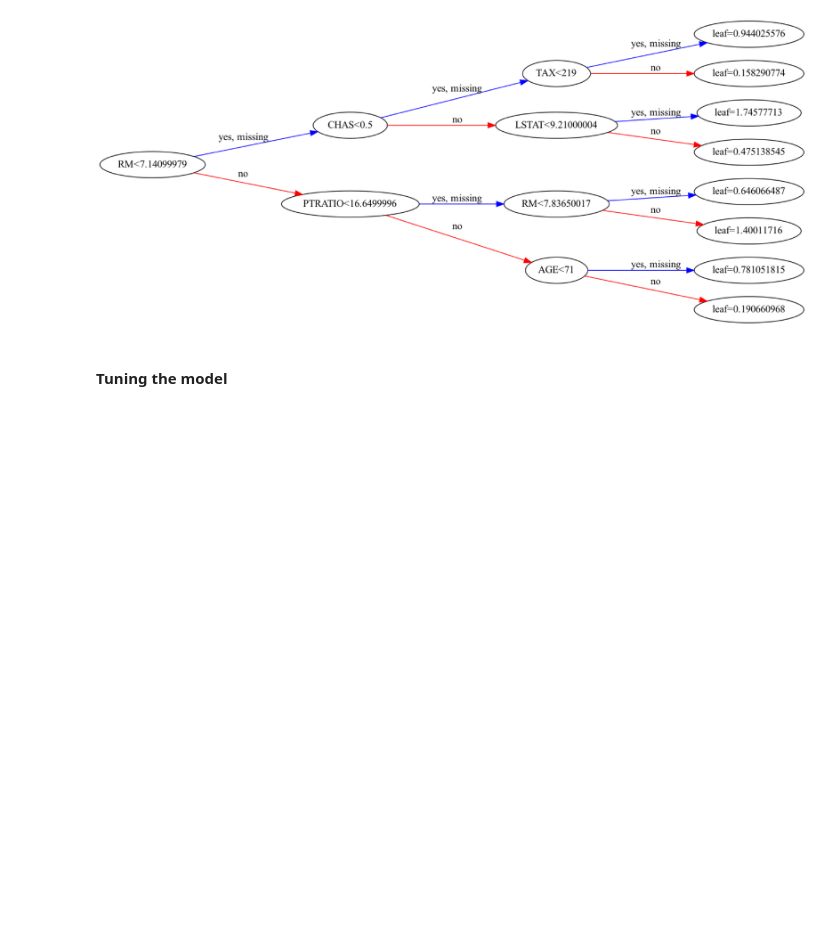
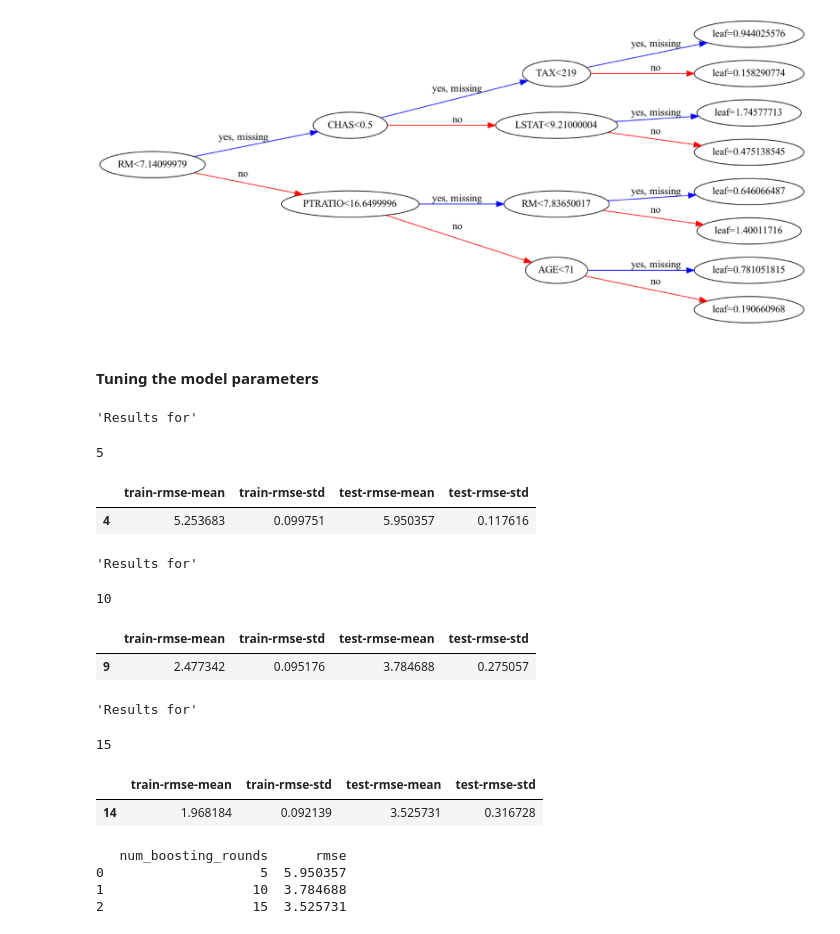
Before and after one commit to bearloop/learning-resources, a Jupyter notebook: ml/08_xg_boost.ipynb, the cells around one changed output. Drawn from its saved outputs; the diff is of its cells as text; code cells hidden in the pictures; blank space fills up the shorter version.

```diff
--- a/ml/08_xg_boost.ipynb
+++ b/ml/08_xg_boost.ipynb
@@ -373,4 +373,48 @@ plt.show()
 [figure]
 [figure]
 # %% [markdown]
-#### Tuning the model
+#### Tuning the model parameters
+# %%
+# Create the DMatrix: housing_dmatrix
+housing_dmatrix = xgb.DMatrix(data=X, label=y)
+
+# Create the parameter dictionary for each tree: params
+params = {"objective":"reg:squarederror", "max_depth":3}
+
+# Create list of number of boosting rounds
+num_rounds = [5, 10, 15]
+
+# Empty list to store final round rmse per XGBoost model
+final_rmse_per_round = []
+
+# Iterate over num_rounds and build one model per num_boost_round parameter
+for curr_num_rounds in num_rounds:
+
+    # Perform cross-validation: cv_results
+    cv_results = xgb.cv(dtrain=housing_dmatrix, params=params, nfold=3,
+                        num_boost_round=curr_num_rounds, metrics="rmse", as_pandas=True, seed=123)
+    display('Results for', curr_num_rounds, cv_results.tail(1))
+
+    # Append final round RMSE
+    final_rmse_per_round.append(cv_results["test-rmse-mean"].tail().values[-1])
+
+# Print the resultant DataFrame
+num_rounds_rmses = list(zip(num_rounds, final_rmse_per_round))
+print(pd.DataFrame(num_rounds_rmses,columns=["num_boosting_rounds","rmse"]))
+# %% [output]
+'Results for'
+5
+|  | train-rmse-mean | train-rmse-std | test-rmse-mean | test-rmse-std |
+| 4 | 5.253683 | 0.099751 | 5.950357 | 0.117616 |
+'Results for'
+10
+|  | train-rmse-mean | train-rmse-std | test-rmse-mean | test-rmse-std |
+| 9 | 2.477342 | 0.095176 | 3.784688 | 0.275057 |
+'Results for'
+15
+|  | train-rmse-mean | train-rmse-std | test-rmse-mean | test-rmse-std |
+| 14 | 1.968184 | 0.092139 | 3.525731 | 0.316728 |
+   num_boosting_rounds      rmse
+0                    5  5.950357
+1                   10  3.784688
+2                   15  3.525731
```
Also changed, not shown: parts of 3 cells of this notebook.
